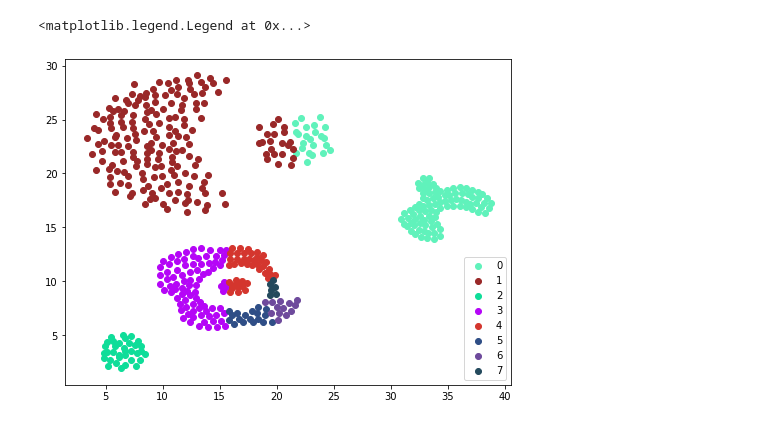
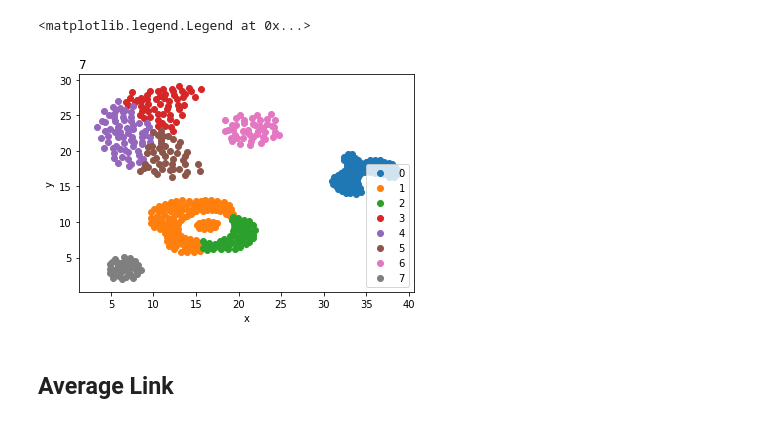
Before and after one commit to 9231058/ML-Homework, a Jupyter notebook: HW-4/p4/P4.ipynb, the cells around one changed output. Saved outputs shown, nothing was run; the diff lists cells and outputs as text; code cells hidden in the pictures.

```diff
--- a/HW-4/p4/P4.ipynb
+++ b/HW-4/p4/P4.ipynb
@@ -23,0 +70,18 @@ for _ in range(8):
+# %%
+clusters = [[x] for x in X.copy()]
+
+while len(clusters) > 8:
+    print(len(clusters))
+
+    distances = np.zeros((len(clusters), len(clusters)))
+
+    for i, c1 in enumerate(clusters):
+        for j, c2 in enumerate(clusters):
+            # calculate the distance between two clusters
+            if i == j:
+                distances[i, j] = np.inf
+            else:
+                distances[i, j] = complete_link(c1, c2)
+    i, j = np.unravel_index(np.argmin(distances), distances.shape)
+    clusters[i].extend(clusters[j])
+    clusters = clusters[:j] + clusters[j + 1:]
@@ -24,12 +106,15 @@ for _ in range(8):
 # %%
-import matplotlib.pyplot as plt
+fig, ax = plt.subplots()
 
-fig, ax = plt.subplots(figsize=(8, 6))
-rgen = np.random.RandomState(42)
-
-for idx, X in enumerate(Xs):
-    ax.scatter(X[:, 0], X[:, 1], color=rgen.rand(3,), label=idx)
+for idx, x in enumerate(clusters):
+    data = np.array(x)
+    ax.scatter(data[:, 0], data[:, 1], label=idx)
+ax.set_title(f'{turn}', loc='left')
+ax.set_xlabel('x')
+ax.set_ylabel('y')
 ax.legend(loc='lower right')
 # %% [output]
 <matplotlib.legend.Legend at 0x...>
-[figure, old version]
+[figure, new version]
+# %% [markdown]
+## Average Link
```
Also changed, not shown: parts of 11 cells of this notebook.
